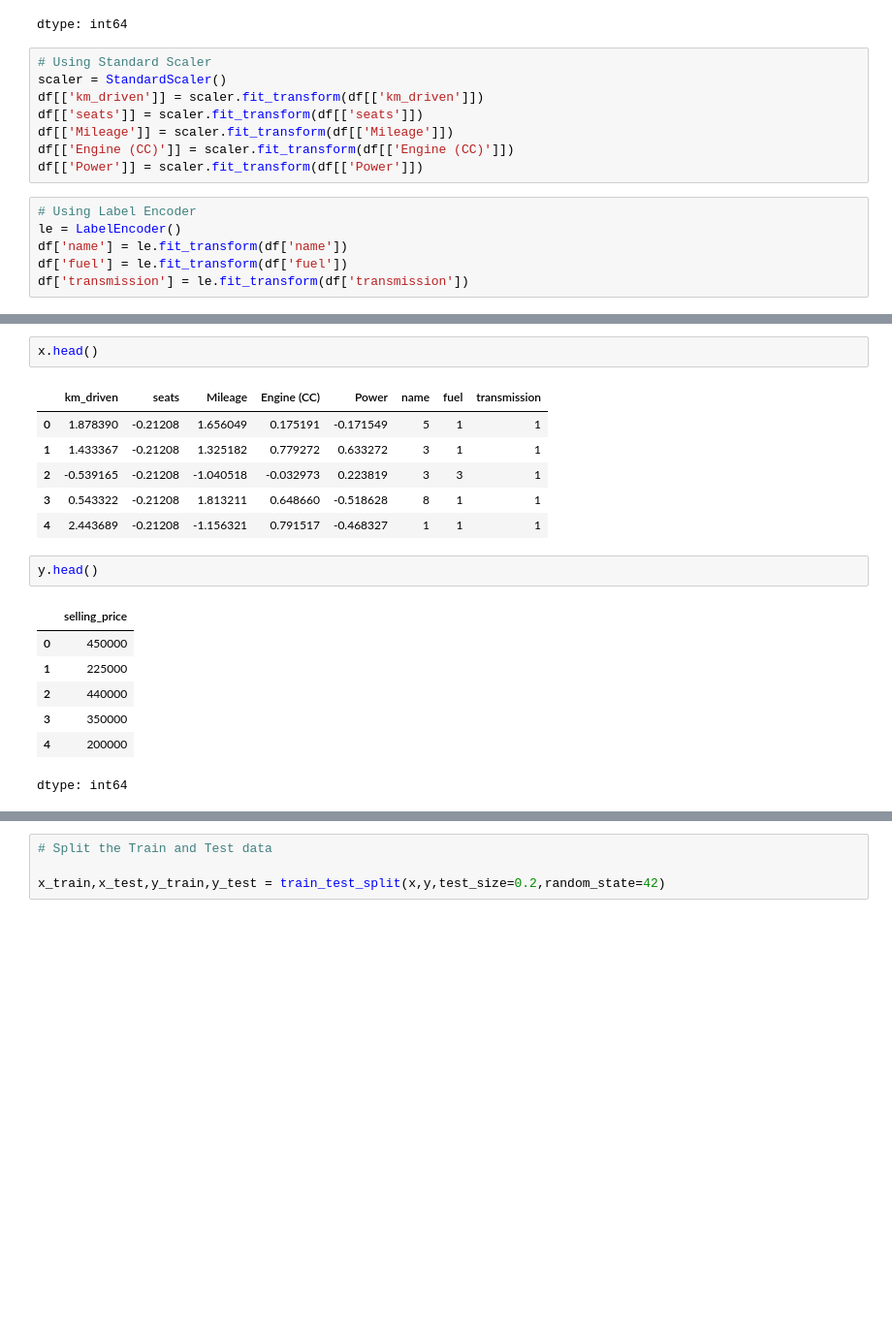
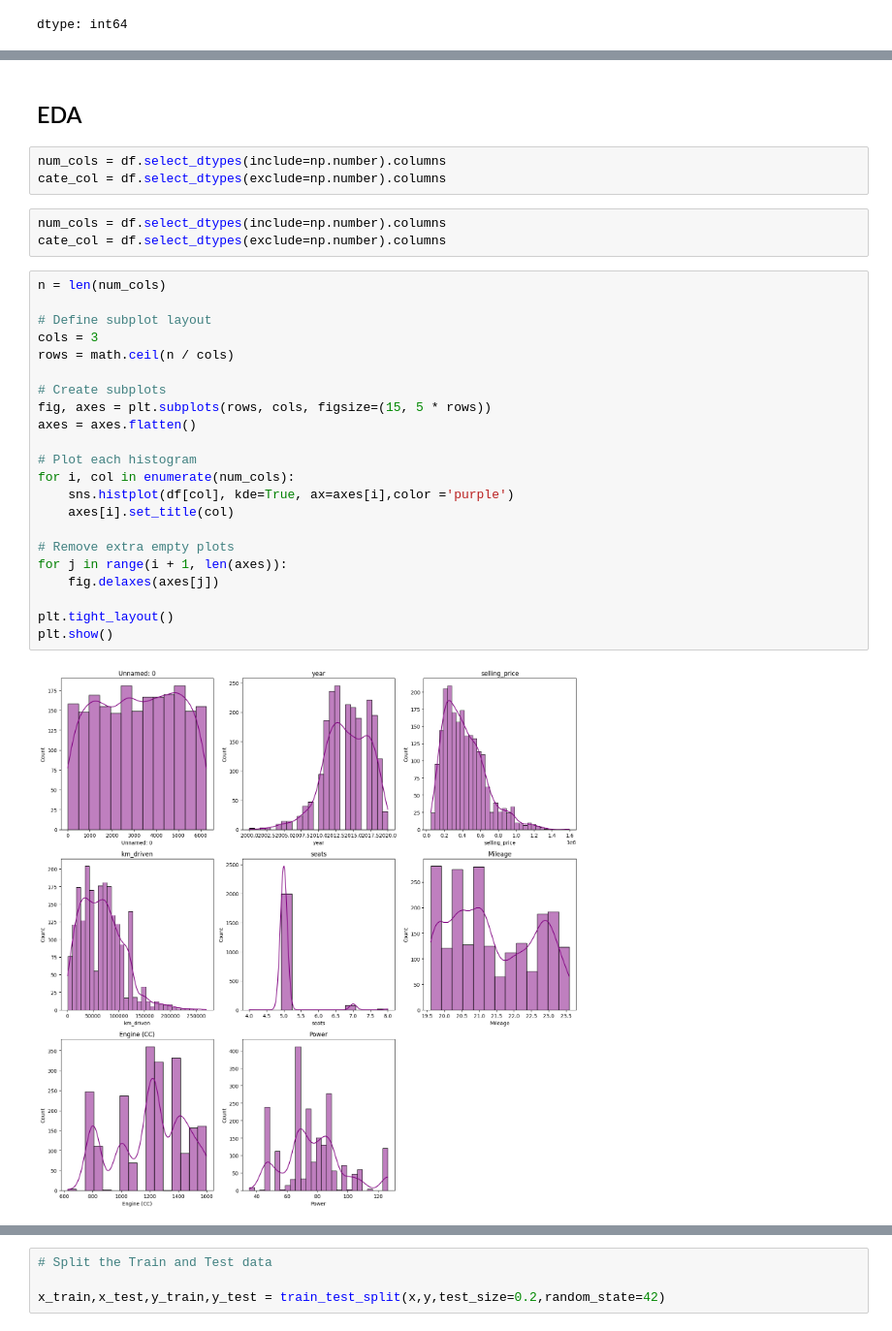
Before and after one commit to sujal-chauhan2006/ML-Projects, a Jupyter notebook: Car Price Prediction/Car_Price_Prediction.ipynb, the cells around one changed output, grey strips where cells are left out. Shown at 97% size. Cells and saved outputs as stored; diff of their text form; blank space fills up the shorter version.

Commit message:
Car price prediction Note book

```diff
--- a/Car Price Prediction/Car_Price_Prediction.ipynb
+++ b/Car Price Prediction/Car_Price_Prediction.ipynb
@@ -102,17 +104,3 @@ df.isnull().sum()
 | Engine (CC) | 0 |
 | Power | 0 |
 dtype: int64
-# %%
-# Using Standard Scaler
-scaler = StandardScaler()
-df[['km_driven']] = scaler.fit_transform(df[['km_driven']])
-df[['seats']] = scaler.fit_transform(df[['seats']])
-df[['Mileage']] = scaler.fit_transform(df[['Mileage']])
-df[['Engine (CC)']] = scaler.fit_transform(df[['Engine (CC)']])
-df[['Power']] = scaler.fit_transform(df[['Power']])
-# %%
-# Using Label Encoder
-le = LabelEncoder()
-df['name'] = le.fit_transform(df['name'])
-df['fuel'] = le.fit_transform(df['fuel'])
-df['transmission'] = le.fit_transform(df['transmission'])
@@ -122,19 +107,32 @@ y = df['selling_price']
-# %%
-x.head()
-# %% [output]
-|  | km_driven | seats | Mileage | Engine (CC) | Power | name | fuel | transmission |
-| 0 | 1.878390 | -0.21208 | 1.656049 | 0.175191 | -0.171549 | 5 | 1 | 1 |
-| 1 | 1.433367 | -0.21208 | 1.325182 | 0.779272 | 0.633272 | 3 | 1 | 1 |
-| 2 | -0.539165 | -0.21208 | -1.040518 | -0.032973 | 0.223819 | 3 | 3 | 1 |
-| 3 | 0.543322 | -0.21208 | 1.813211 | 0.648660 | -0.518628 | 8 | 1 | 1 |
-| 4 | 2.443689 | -0.21208 | -1.156321 | 0.791517 | -0.468327 | 1 | 1 | 1 |
-# %%
-y.head()
-# %% [output]
-|  | selling_price |
-| 0 | 450000 |
-| 1 | 225000 |
-| 2 | 440000 |
-| 3 | 350000 |
-| 4 | 200000 |
-dtype: int64
+# %% [markdown]
+## EDA
+# %%
+num_cols = df.select_dtypes(include=np.number).columns
+cate_col = df.select_dtypes(exclude=np.number).columns
+# %%
+num_cols = df.select_dtypes(include=np.number).columns
+cate_col = df.select_dtypes(exclude=np.number).columns
+# %%
+n = len(num_cols)
+
+# Define subplot layout
+cols = 3
+rows = math.ceil(n / cols)
+
+# Create subplots
+fig, axes = plt.subplots(rows, cols, figsize=(15, 5 * rows))
+axes = axes.flatten()
+
+# Plot each histogram
+for i, col in enumerate(num_cols):
+    sns.histplot(df[col], kde=True, ax=axes[i],color ='purple')
+    axes[i].set_title(col)
+
+# Remove extra empty plots
+for j in range(i + 1, len(axes)):
+    fig.delaxes(axes[j])
+
+plt.tight_layout()
+plt.show()
+# %% [output]
+[figure, added]
```
Also changed, not shown: parts of 57 cells of this notebook.
